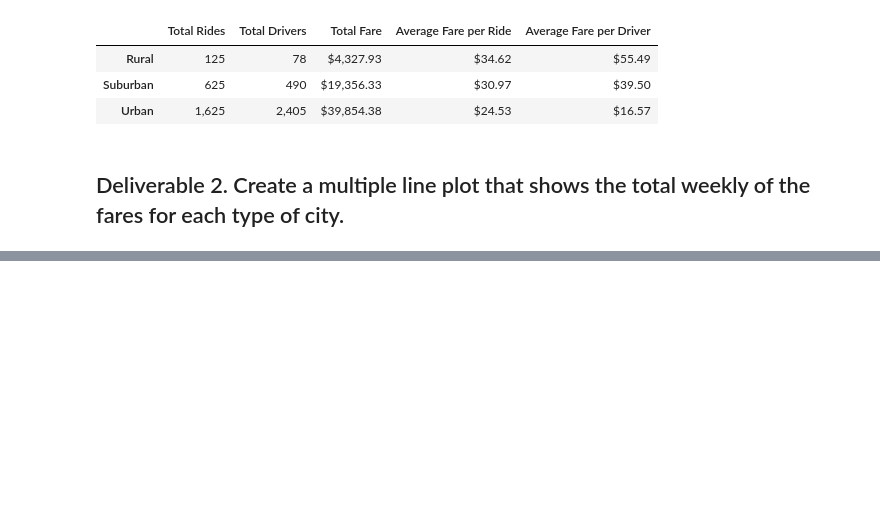
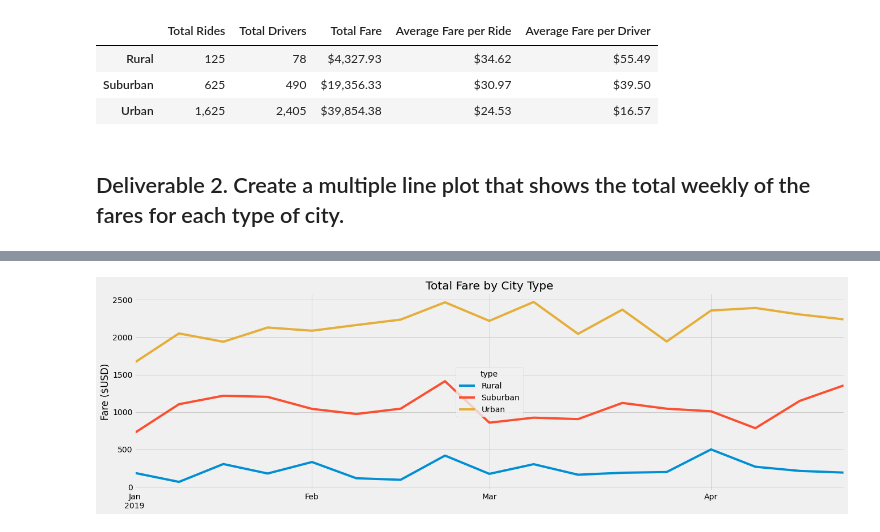
Before and after one commit to carolsemerano/PyBer_Analysis, a Jupyter notebook: PyBer_Challenge.ipynb, the cells around one changed output, grey strips where cells are left out. Saved outputs shown, nothing was run; the diff lists cells and outputs as text; code cells hidden in the pictures; blank space fills up the shorter version.

Commit message:
added graph total fare by city type

```diff
--- a/PyBer_Challenge.ipynb
+++ b/PyBer_Challenge.ipynb
@@ -112,5 +96,6 @@ sum_fare_df
 # %%
 # 5. Set the "date" index to datetime datatype. This is necessary to use the resample() method in Step 8.
 # df.index = pd.to_datetime(df.index)
+sum_fare_df.index = pd.to_datetime(sum_fare_df.index)
 # %%
 # 6. Check that the datatype for the index is datetime using df.info()
@@ -117,2 +114,4 @@ sum_fare_df
 # %%
 # 7. Create a new DataFrame using the "resample()" function by week 'W' and get the sum of the fares for each week.
+sum_fare_per_week_df = sum_fare_df.resample("W").sum()
+sum_fare_per_week_df.head(10)
@@ -119,7 +131,16 @@ sum_fare_df
 # %%
 # 8. Using the object-oriented interface method, plot the resample DataFrame using the df.plot() function.
+sum_fare_per_week_df.plot(title = "Total Fare by City Type", xlabel = "",
+                          ylabel = "Fare ($USD)",figsize = (20,6))
 
 # Import the style from Matplotlib.
 from matplotlib import style
+
 # Use the graph style fivethirtyeight.
 style.use('fivethirtyeight')
+
+# Save the figure.
+plt.savefig("analysis/PyBer_fare_summary.png")
+plt.show()
+# %% [output]
+[figure, added]
```
Also changed, not shown: parts of 3 cells of this notebook, 2 other files.
